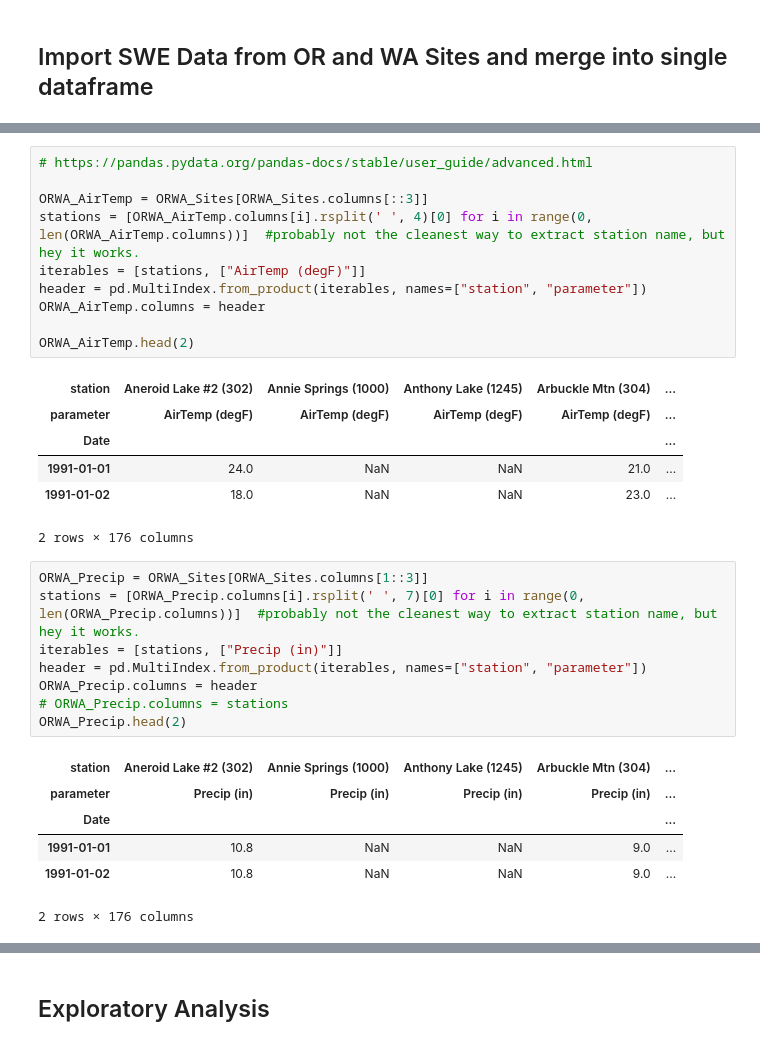
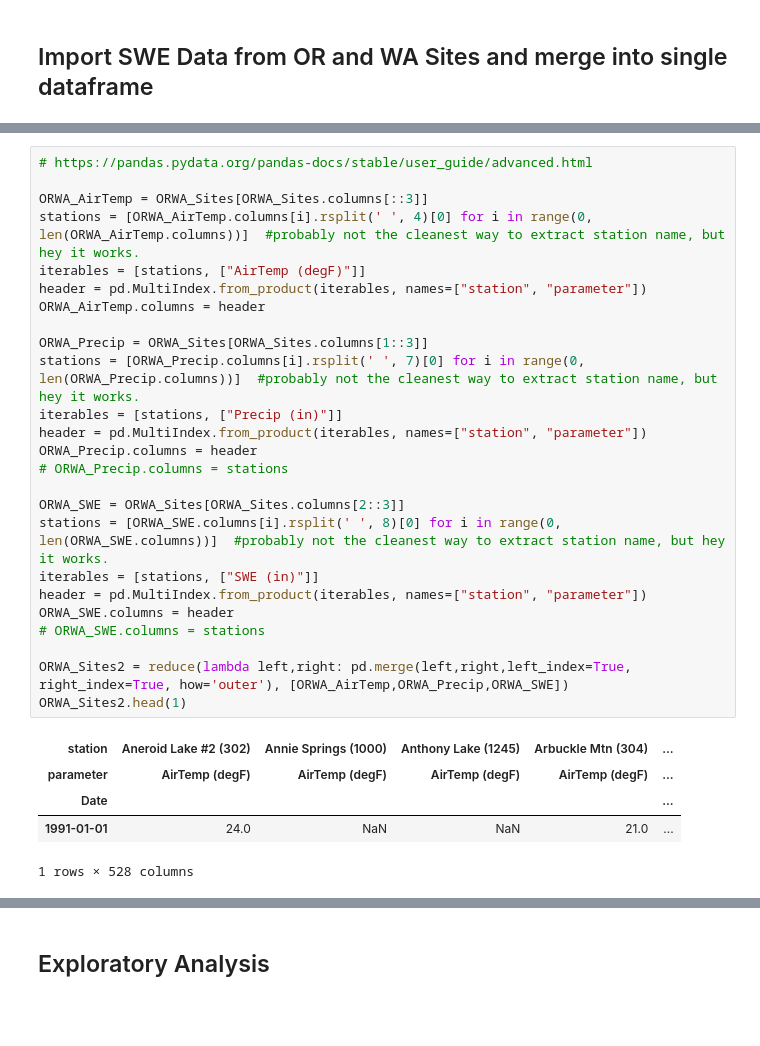
Before and after one commit to geoskimoto/SNOTEL_AnomalyDetection, a Jupyter notebook: SiteCharacterization01_21_2021.ipynb, the cells around one changed output, grey strips where cells are left out. Saved outputs shown, nothing was run; the diff lists cells and outputs as text; blank space fills up the shorter version.

```diff
--- a/SiteCharacterization01_21_2021.ipynb
+++ b/SiteCharacterization01_21_2021.ipynb
@@ -69,32 +55,31 @@ ORWA_Sites.head(5)
 # %%
 # https://pandas.pydata.org/pandas-docs/stable/user_guide/advanced.html
 
 ORWA_AirTemp = ORWA_Sites[ORWA_Sites.columns[::3]]
 stations = [ORWA_AirTemp.columns[i].rsplit(' ', 4)[0] for i in range(0, len(ORWA_AirTemp.columns))]  #probably not the cleanest way to extract station name, but hey it works.
 iterables = [stations, ["AirTemp (degF)"]]
 header = pd.MultiIndex.from_product(iterables, names=["station", "parameter"])
 ORWA_AirTemp.columns = header
 
-ORWA_AirTemp.head(2)
+ORWA_Precip = ORWA_Sites[ORWA_Sites.columns[1::3]]
+stations = [ORWA_Precip.columns[i].rsplit(' ', 7)[0] for i in range(0, len(ORWA_Precip.columns))]  #probably not the cleanest way to extract station name, but hey it works.
+iterables = [stations, ["Precip (in)"]]
+header = pd.MultiIndex.from_product(iterables, names=["station", "parameter"])
+ORWA_Precip.columns = header
+# ORWA_Precip.columns = stations
+
+ORWA_SWE = ORWA_Sites[ORWA_Sites.columns[2::3]]
+stations = [ORWA_SWE.columns[i].rsplit(' ', 8)[0] for i in range(0, len(ORWA_SWE.columns))]  #probably not the cleanest way to extract station name, but hey it works.
+iterables = [stations, ["SWE (in)"]]
+header = pd.MultiIndex.from_product(iterables, names=["station", "parameter"])
+ORWA_SWE.columns = header
+# ORWA_SWE.columns = stations
+
+ORWA_Sites2 = reduce(lambda left,right: pd.merge(left,right,left_index=True, right_index=True, how='outer'), [ORWA_AirTemp,ORWA_Precip,ORWA_SWE])
+ORWA_Sites2.head(1)
 # %% [output]
 | station | Aneroid Lake #2 (302) | Annie Springs (1000) | Anthony Lake (1245) | Arbuckle Mtn (304) | ... |
 | parameter | AirTemp (degF) | AirTemp (degF) | AirTemp (degF) | AirTemp (degF) | ... |
 | Date |  |  |  |  | ... |
 | 1991-01-01 | 24.0 | NaN | NaN | 21.0 | ... |
-| 1991-01-02 | 18.0 | NaN | NaN | 23.0 | ... |
-2 rows × 176 columns
+1 rows × 528 columns
-# %%
-ORWA_Precip = ORWA_Sites[ORWA_Sites.columns[1::3]]
-stations = [ORWA_Precip.columns[i].rsplit(' ', 7)[0] for i in range(0, len(ORWA_Precip.columns))]  #probably not the cleanest way to extract station name, but hey it works.
-iterables = [stations, ["Precip (in)"]]
-header = pd.MultiIndex.from_product(iterables, names=["station", "parameter"])
-ORWA_Precip.columns = header
-# ORWA_Precip.columns = stations
-ORWA_Precip.head(2)
-# %% [output]
-| station | Aneroid Lake #2 (302) | Annie Springs (1000) | Anthony Lake (1245) | Arbuckle Mtn (304) | ... |
-| parameter | Precip (in) | Precip (in) | Precip (in) | Precip (in) | ... |
-| Date |  |  |  |  | ... |
-| 1991-01-01 | 10.8 | NaN | NaN | 9.0 | ... |
-| 1991-01-02 | 10.8 | NaN | NaN | 9.0 | ... |
-2 rows × 176 columns
```
Also changed, not shown: parts of 18 cells of this notebook.
